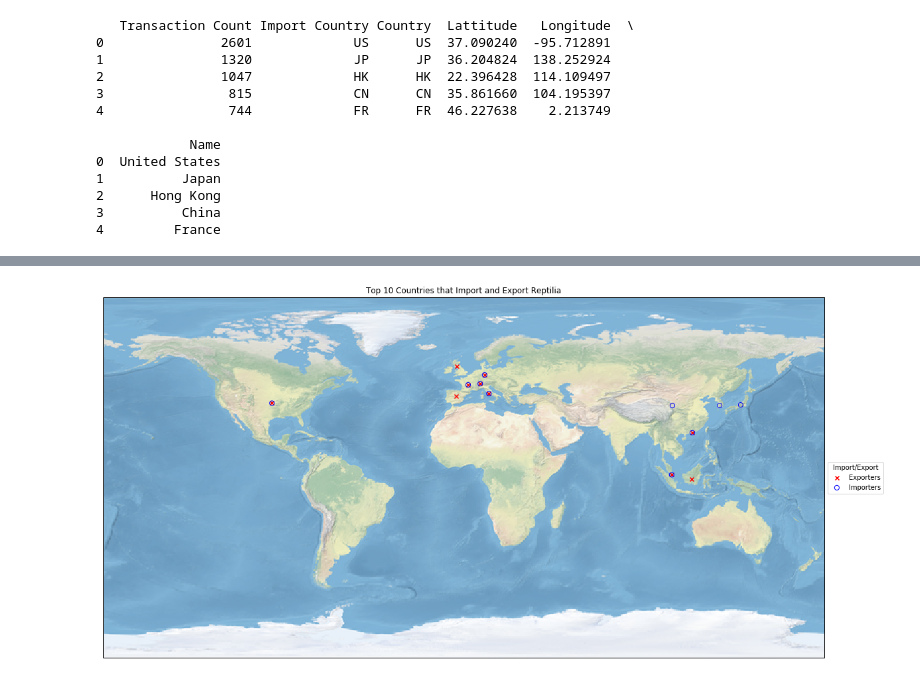
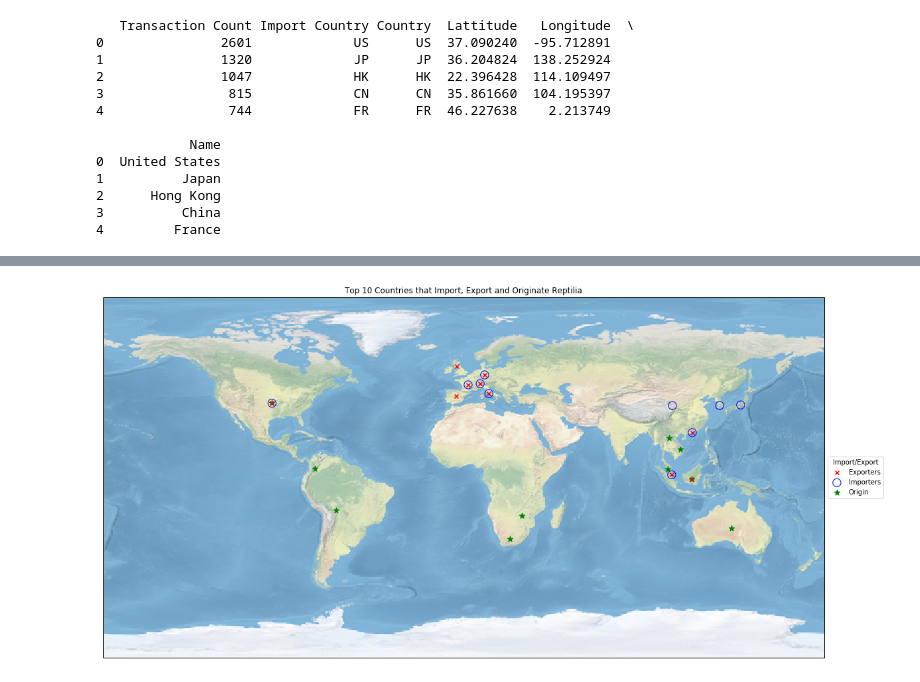
Before and after one commit to EliseLinker/wildlifeproject1, a Jupyter notebook: WP_Top10_Importer_Exporter_Map_EML.ipynb, the cells around one changed output, grey strips where cells are left out. Drawn from its saved outputs; the diff is of its cells as text; code cells hidden in the pictures.

Commit message:
adding world map with Origin

```diff
--- a/WP_Top10_Importer_Exporter_Map_EML.ipynb
+++ b/WP_Top10_Importer_Exporter_Map_EML.ipynb
@@ -403,0 +444,13 @@ print(TopTenImporter_df.head())
+# %%
+TopOrigin_df["Origin Country"]
+latlonfile_df["Country"]
+TopOrigin_df = TopOrigin_df.merge(latlonfile_df, left_on='Origin Country', right_on='Country', how='inner')
+TopOrigin_df.head(10)
+
+TopTenOrigin_df = pd.DataFrame(TopOrigin_df["Transaction Count"].nlargest(10))
+TopTenOrigin_df.head()
+TopTenOrigin_df
+
+TopTenOrigin_df = TopTenOrigin_df.merge(TopOrigin_df, left_on='Transaction Count', right_on='Transaction Count', how='left')
+print(TopTenOrigin_df.head(10))
+TopTenOrigin_df.head(10)
@@ -403,0 +486,5 @@ print(TopTenImporter_df.head())
+# %%
+#Rename the coordenates list for TopExporters
+### populate latitude and longitude using coordinates from the Country
+origin_latitude = TopTenOrigin_df["Lattitude"]
+origin_longitude = TopTenOrigin_df["Longitude"]
@@ -436,35 +608,36 @@ import_location_df['Country Code'] = ''
 import_location_df = import_location_df.append(pd.DataFrame.from_dict({"Latitude":import_latitude,"Longitude":import_longitude,"City":import_city_list,"Country Code":import_country_list,}))
 import_location_df = import_location_df.reset_index(drop=True)
 import_location_df.shape
 #location_df
 #print(import_location_df.head())
 
 #Clean the data, drop the duplicated citites and reindex
 import_drop_location_df = import_location_df.drop_duplicates(['City'])
 import_drop_location_df.shape
 import_new_location_df = import_drop_location_df#.sample(sample)
 import_city_coordinates_df = import_new_location_df.reset_index(drop=True)
 
 #print(import_city_coordinates_df.head(10))
 #See the random coordenates in the map for the nearest cities:
 import cartopy.crs as ccrs
 
 fig, ax = plt.subplots(figsize = (20,10))
 
 ax = plt.axes(projection=ccrs.PlateCarree())
 ax.stock_img()
 
+origin = plt.scatter(list(origin_city_coordinates_df['Longitude']),list(origin_city_coordinates_df['Latitude']), s=80, color='green', marker = '*', label = "Origin", transform = ccrs.Geodetic(),)
 exporters = plt.scatter(list(city_coordinates_df['Longitude']),list(city_coordinates_df['Latitude']), color='red', marker = 'x', label = "Exporters", transform = ccrs.Geodetic(),)
-importers = plt.scatter(list(import_city_coordinates_df['Longitude']),list(import_city_coordinates_df['Latitude']),s=50,facecolors='none', edgecolors = 'blue', marker = 'o', label = "Importers", transform = ccrs.Geodetic(),)
+importers = plt.scatter(list(import_city_coordinates_df['Longitude']),list(import_city_coordinates_df['Latitude']),s=150,facecolors='none', edgecolors = 'blue', marker = 'o', label = "Importers", transform = ccrs.Geodetic(),)
 
 #lt.scatter(x, y, s=80, facecolors='none', edgecolors='r')
 
-plt.title('Top 10 Countries that Import and Export Reptilia')
+plt.title('Top 10 Countries that Import, Export and Originate Reptilia')
 # Put a legend to the right of the current axis
 
-ax.legend(handles=[exporters,importers], title = "Import/Export", loc='center left', bbox_to_anchor=(1, 0.5))
+ax.legend(handles=[exporters,importers,origin], title = "Import/Export", loc='center left', bbox_to_anchor=(1, 0.5))
 
-plt.savefig('Top10ImportExportCountries')
+plt.savefig('Top10ImportExportOriginCountries')
 plt.show()
 # %% [output]
-[figure, old version]
+[figure, new version]
```
Also changed, not shown: parts of 4 cells of this notebook, 1 other file.
